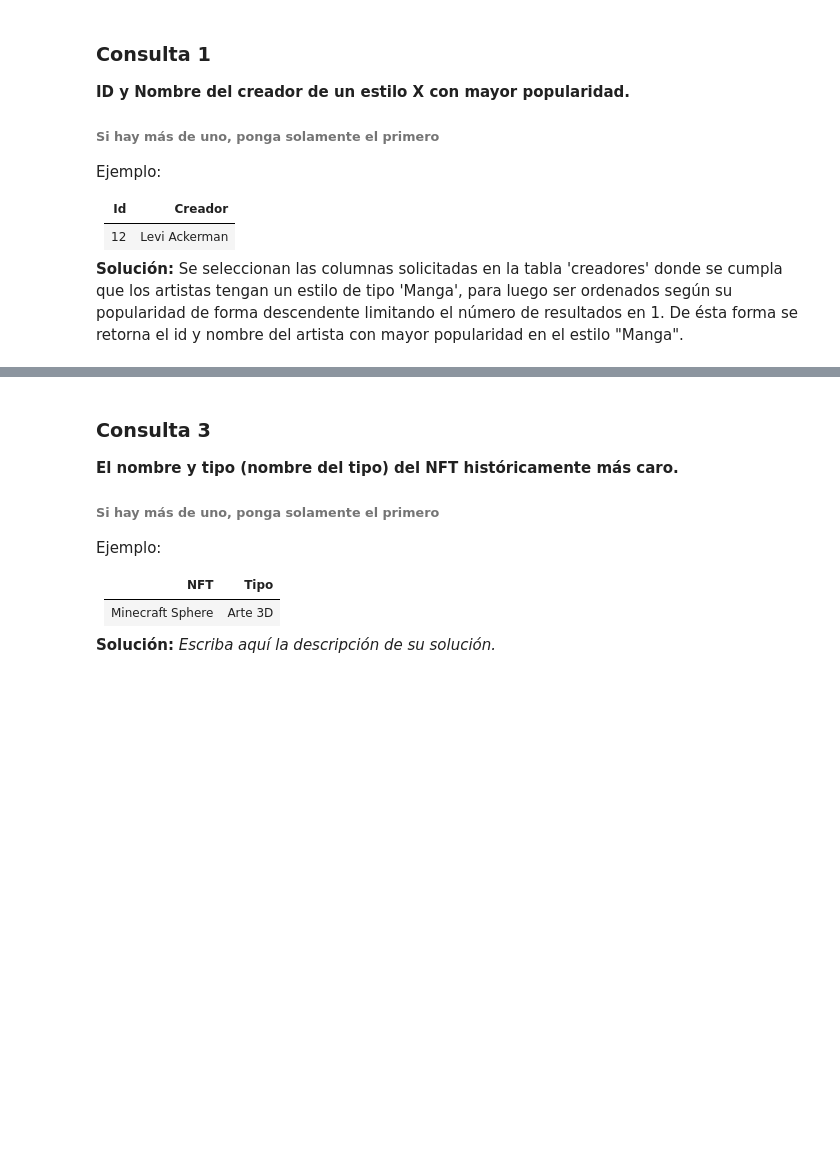
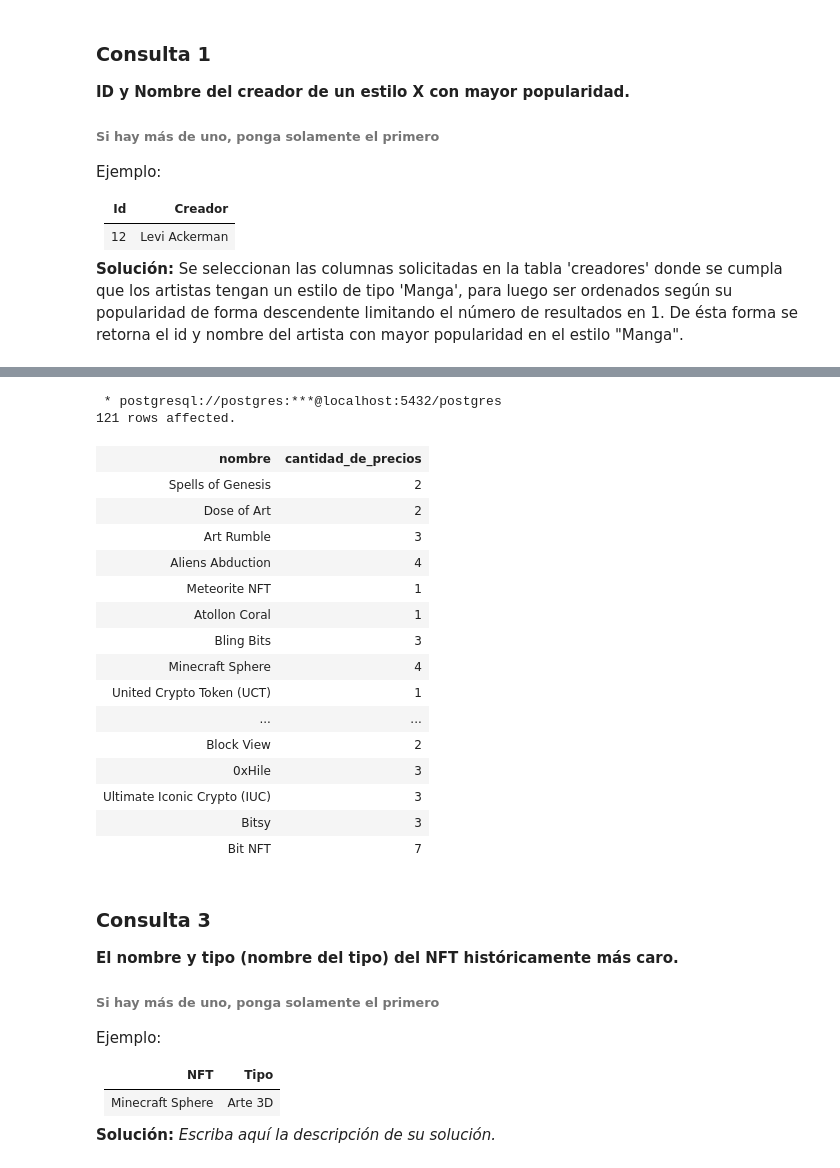
Before and after one commit to iwayato/Tareas-INF239-G08-2022-1, a Jupyter notebook: Tarea_1_Grupo08/Tarea1_Grupo08.ipynb, the cells around one changed output, grey strips where cells are left out. Cells and saved outputs as stored; diff of their text form; code cells hidden in the pictures; blank space fills up the shorter version.

```diff
--- a/Tarea_1_Grupo08/Tarea1_Grupo08.ipynb
+++ b/Tarea_1_Grupo08/Tarea1_Grupo08.ipynb
@@ -355,3 +346,32 @@ WHERE
+# %%
+%%sql
+SELECT
+    nombre, COUNT(nombre) AS cantidad_de_precios
+FROM
+    nft
+INNER JOIN
+    precio_nft ON nft.id_nft=precio_nft.id_nft
+GROUP BY
+    nombre
+# %% [output]
+ * postgresql://postgres:***@localhost:5432/postgres
+121 rows affected.
+| nombre | cantidad_de_precios |
+| Spells of Genesis | 2 |
+| Dose of Art | 2 |
+| Art Rumble | 3 |
+| Aliens Abduction | 4 |
+| Meteorite NFT | 1 |
+| Atollon Coral | 1 |
+| Bling Bits | 3 |
+| Minecraft Sphere | 4 |
+| United Crypto Token (UCT) | 1 |
+| ... | ... |
+| Block View | 2 |
+| 0xHile | 3 |
+| Ultimate Iconic Crypto (IUC) | 3 |
+| Bitsy | 3 |
+| Bit NFT | 7 |
 # %% [markdown]
 ### Consulta 3
 **El nombre y tipo (nombre del tipo) del NFT históricamente más caro.**
```
Also changed, not shown: parts of 6 cells of this notebook.
